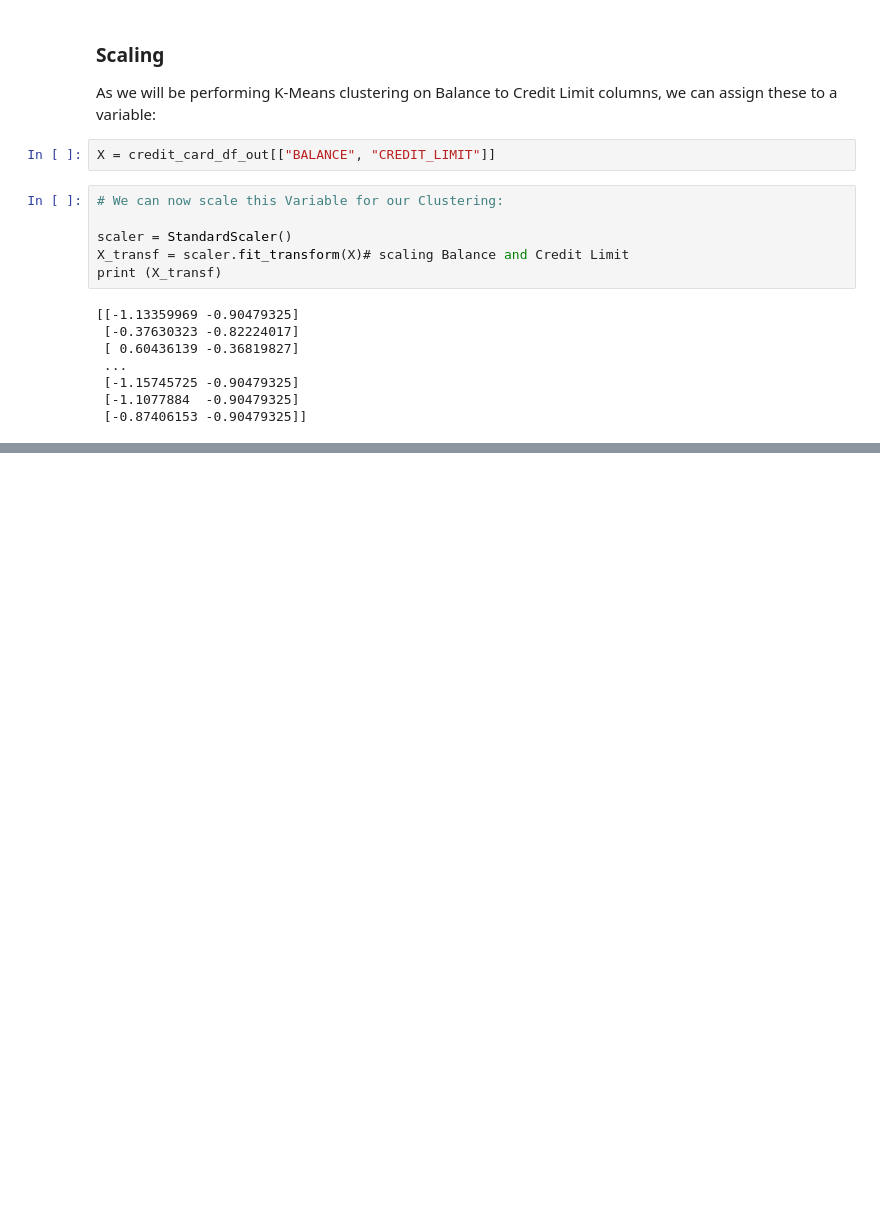
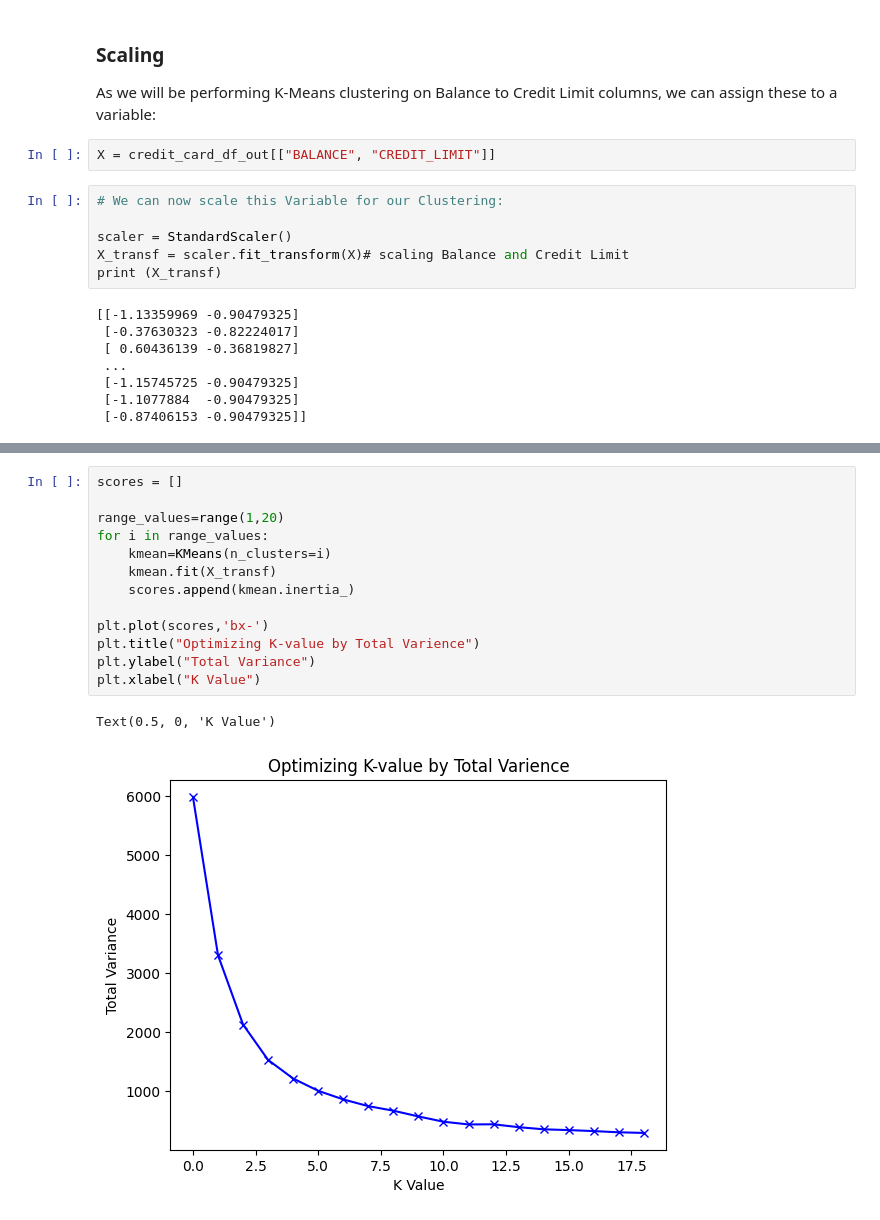
Before and after one commit to Nyandago/Credit-Card-kmeans-Clustering, a Jupyter notebook: kmeans_clustering.ipynb, the cells around one changed output, grey strips where cells are left out. Drawn from its saved outputs; the diff is of its cells as text; blank space fills up the shorter version.

```diff
--- a/kmeans_clustering.ipynb
+++ b/kmeans_clustering.ipynb
@@ -276,0 +281,16 @@ print (X_transf)
+# %%
+scores = []
+
+range_values=range(1,20)
+for i in range_values:
+    kmean=KMeans(n_clusters=i)
+    kmean.fit(X_transf)
+    scores.append(kmean.inertia_)
+
+plt.plot(scores,'bx-')
+plt.title("Optimizing K-value by Total Varience")
+plt.ylabel("Total Variance")
+plt.xlabel("K Value")
+# %% [output]
+Text(0.5, 0, 'K Value')
+[figure, added]
```
Also changed, not shown: parts of 6 cells of this notebook.
